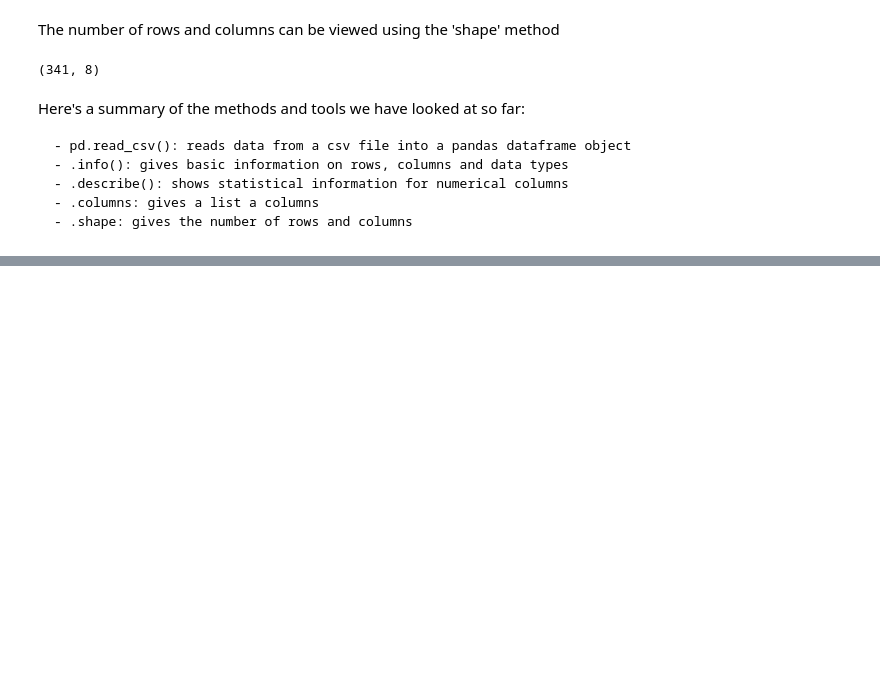
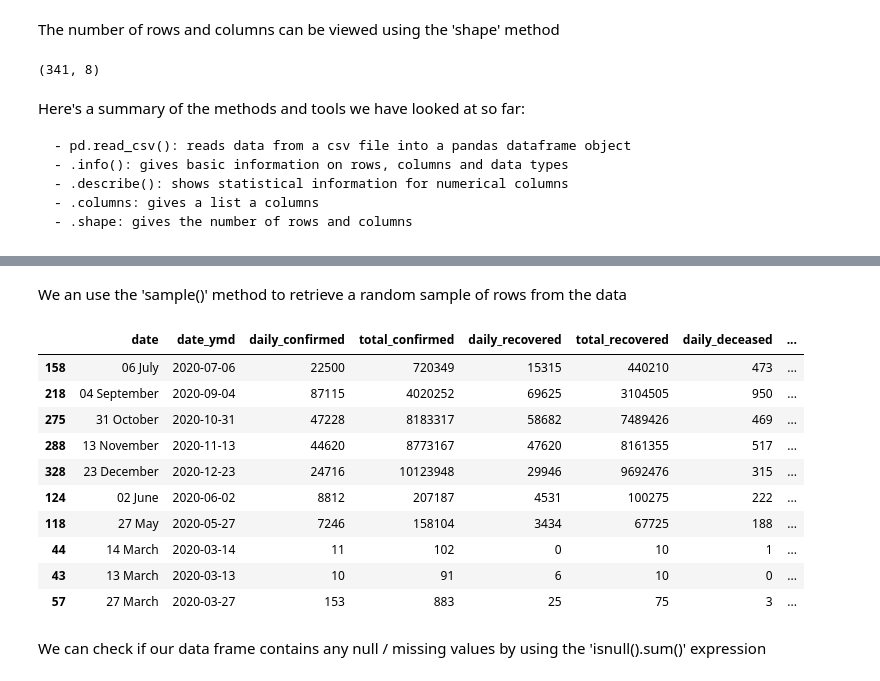
Before and after one commit to enumulak/EK_ML, a Jupyter notebook: Pandas/LearnPandas_Covid19_IndiaAnalysis_v1.0.ipynb, the cells around one changed output, grey strips where cells are left out. Cells and saved outputs as stored; diff of their text form; code cells hidden in the pictures; blank space fills up the shorter version.

```diff
--- a/Pandas/LearnPandas_Covid19_IndiaAnalysis_v1.0.ipynb
+++ b/Pandas/LearnPandas_Covid19_IndiaAnalysis_v1.0.ipynb
@@ -103,0 +285,18 @@ Here's a summary of the methods and tools we have looked at so far:
+# %% [markdown]
+We an use the 'sample()' method to retrieve a random sample of rows from the data
+# %%
+covid_df.sample(10)
+# %% [output]
+|  | date | date_ymd | daily_confirmed | total_confirmed | daily_recovered | total_recovered | daily_deceased | ... |
+| 158 | 06 July | 2020-07-06 | 22500 | 720349 | 15315 | 440210 | 473 | ... |
+| 218 | 04 September | 2020-09-04 | 87115 | 4020252 | 69625 | 3104505 | 950 | ... |
+| 275 | 31 October | 2020-10-31 | 47228 | 8183317 | 58682 | 7489426 | 469 | ... |
+| 288 | 13 November | 2020-11-13 | 44620 | 8773167 | 47620 | 8161355 | 517 | ... |
+| 328 | 23 December | 2020-12-23 | 24716 | 10123948 | 29946 | 9692476 | 315 | ... |
+| 124 | 02 June | 2020-06-02 | 8812 | 207187 | 4531 | 100275 | 222 | ... |
+| 118 | 27 May | 2020-05-27 | 7246 | 158104 | 3434 | 67725 | 188 | ... |
+| 44 | 14 March | 2020-03-14 | 11 | 102 | 0 | 10 | 1 | ... |
+| 43 | 13 March | 2020-03-13 | 10 | 91 | 6 | 10 | 0 | ... |
+| 57 | 27 March | 2020-03-27 | 153 | 883 | 25 | 75 | 3 | ... |
+# %% [markdown]
+We can check if our data frame contains any null / missing values by using the 'isnull().sum()' expression
```
Also changed, not shown: parts of 32 cells of this notebook, 1 other file.
